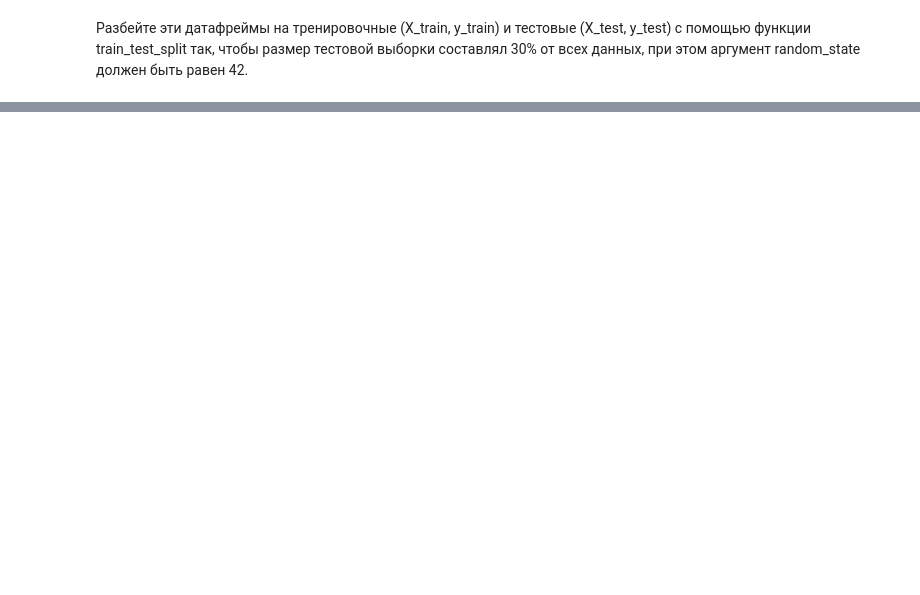
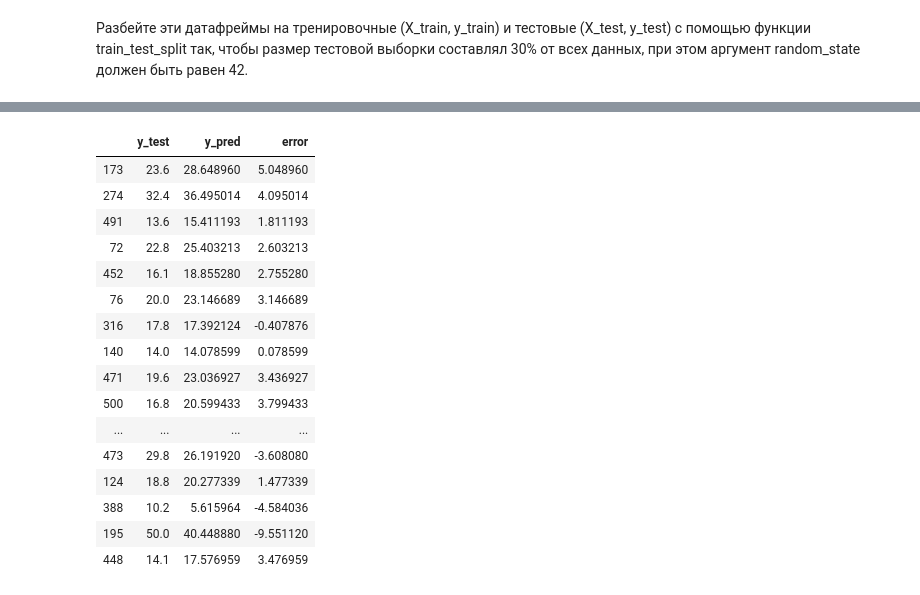
Before and after one commit to pa-ershov/lib_num, a Jupyter notebook: lesson_6.ipynb, the cells around one changed output, grey strips where cells are left out. Cells and saved outputs as stored; diff of their text form; code cells hidden in the pictures; blank space fills up the shorter version.

```diff
--- a/lesson_6.ipynb
+++ b/lesson_6.ipynb
@@ -22,0 +91,4 @@ import numpy as np
+# %%
+y_pred = lr.predict(X_test)
+
+y_pred.shape
@@ -22,0 +97,7 @@ import numpy as np
+# %%
+check_test = pd.DataFrame({
+    "y_test": y_test["price"],
+    "y_pred": y_pred.flatten(),
+})
+
+check_test.head(50)
@@ -22,0 +124,22 @@ import numpy as np
+# %%
+check_test["error"] = check_test["y_pred"] - check_test["y_test"]
+
+check_test.head(20)
+# %% [output]
+|  | y_test | y_pred | error |
+| 173 | 23.6 | 28.648960 | 5.048960 |
+| 274 | 32.4 | 36.495014 | 4.095014 |
+| 491 | 13.6 | 15.411193 | 1.811193 |
+| 72 | 22.8 | 25.403213 | 2.603213 |
+| 452 | 16.1 | 18.855280 | 2.755280 |
+| 76 | 20.0 | 23.146689 | 3.146689 |
+| 316 | 17.8 | 17.392124 | -0.407876 |
+| 140 | 14.0 | 14.078599 | 0.078599 |
+| 471 | 19.6 | 23.036927 | 3.436927 |
+| 500 | 16.8 | 20.599433 | 3.799433 |
+| ... | ... | ... | ... |
+| 473 | 29.8 | 26.191920 | -3.608080 |
+| 124 | 18.8 | 20.277339 | 1.477339 |
+| 388 | 10.2 | 5.615964 | -4.584036 |
+| 195 | 50.0 | 40.448880 | -9.551120 |
+| 448 | 14.1 | 17.576959 | 3.476959 |
```
Also changed, not shown: parts of 33 cells of this notebook.
